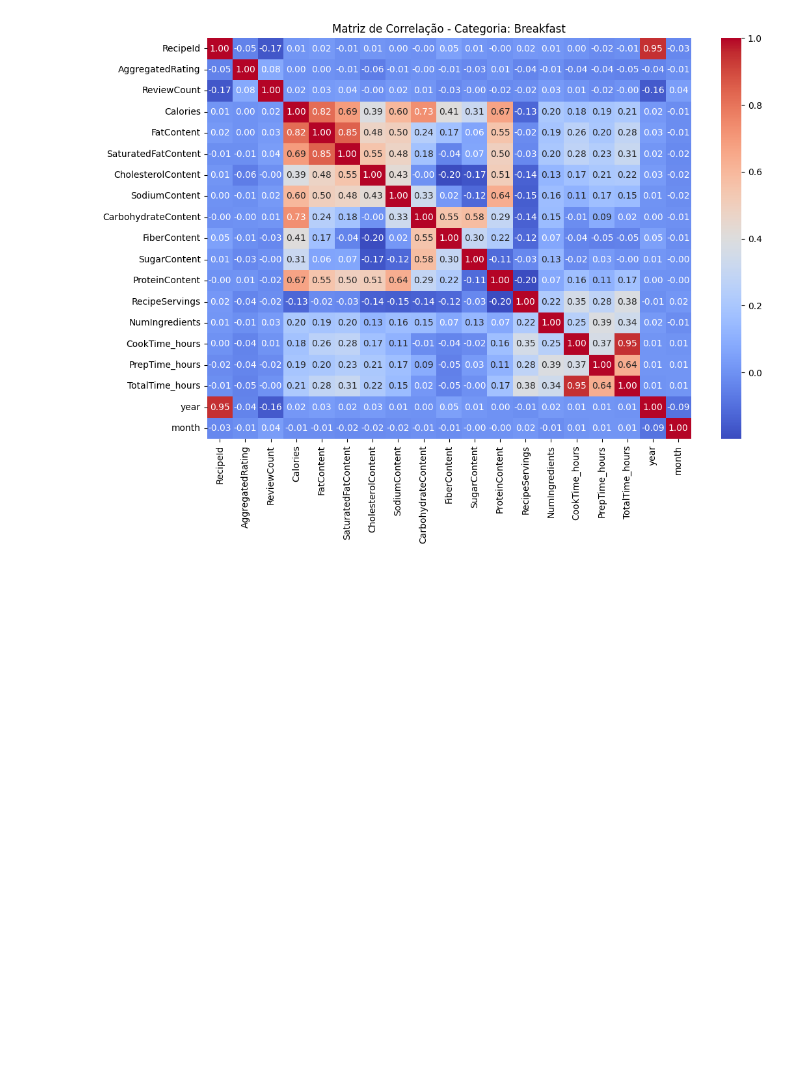
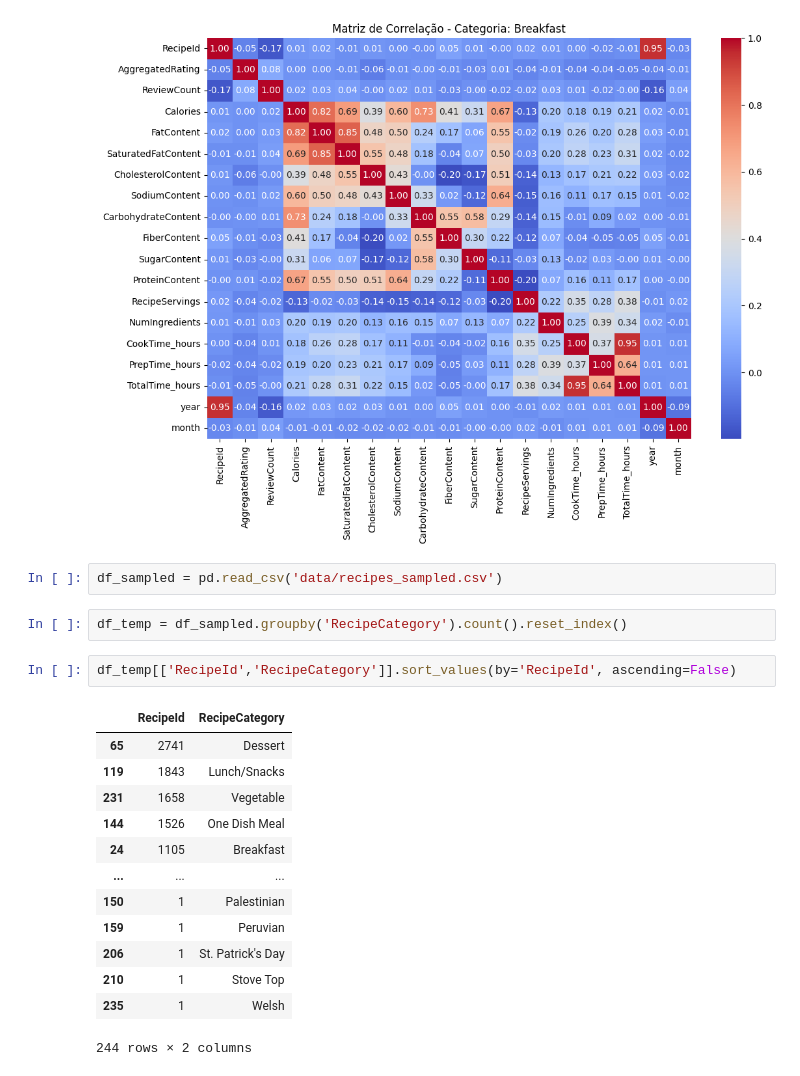
Before and after one commit to thais13bm/food-data-visualization, a Jupyter notebook: reducing_dataset.ipynb, the cells around one changed output. Drawn from its saved outputs; the diff is of its cells as text; blank space fills up the shorter version.

```diff
--- a/reducing_dataset.ipynb
+++ b/reducing_dataset.ipynb
@@ -285,3 +248,23 @@ Name: proportion, Length: 244, dtype: float64
 plot_category_correlation_heatmap(df_sampled,'Breakfast')
 # %% [output]
 [figure]
+# %%
+df_sampled = pd.read_csv('data/recipes_sampled.csv')
+# %%
+df_temp = df_sampled.groupby('RecipeCategory').count().reset_index()
+# %%
+df_temp[['RecipeId','RecipeCategory']].sort_values(by='RecipeId', ascending=False)
+# %% [output]
+|  | RecipeId | RecipeCategory |
+| 65 | 2741 | Dessert |
+| 119 | 1843 | Lunch/Snacks |
+| 231 | 1658 | Vegetable |
+| 144 | 1526 | One Dish Meal |
+| 24 | 1105 | Breakfast |
+| ... | ... | ... |
+| 150 | 1 | Palestinian |
+| 159 | 1 | Peruvian |
+| 206 | 1 | St. Patrick's Day |
+| 210 | 1 | Stove Top |
+| 235 | 1 | Welsh |
+244 rows × 2 columns
```
Also changed, not shown: parts of 6 cells of this notebook.
